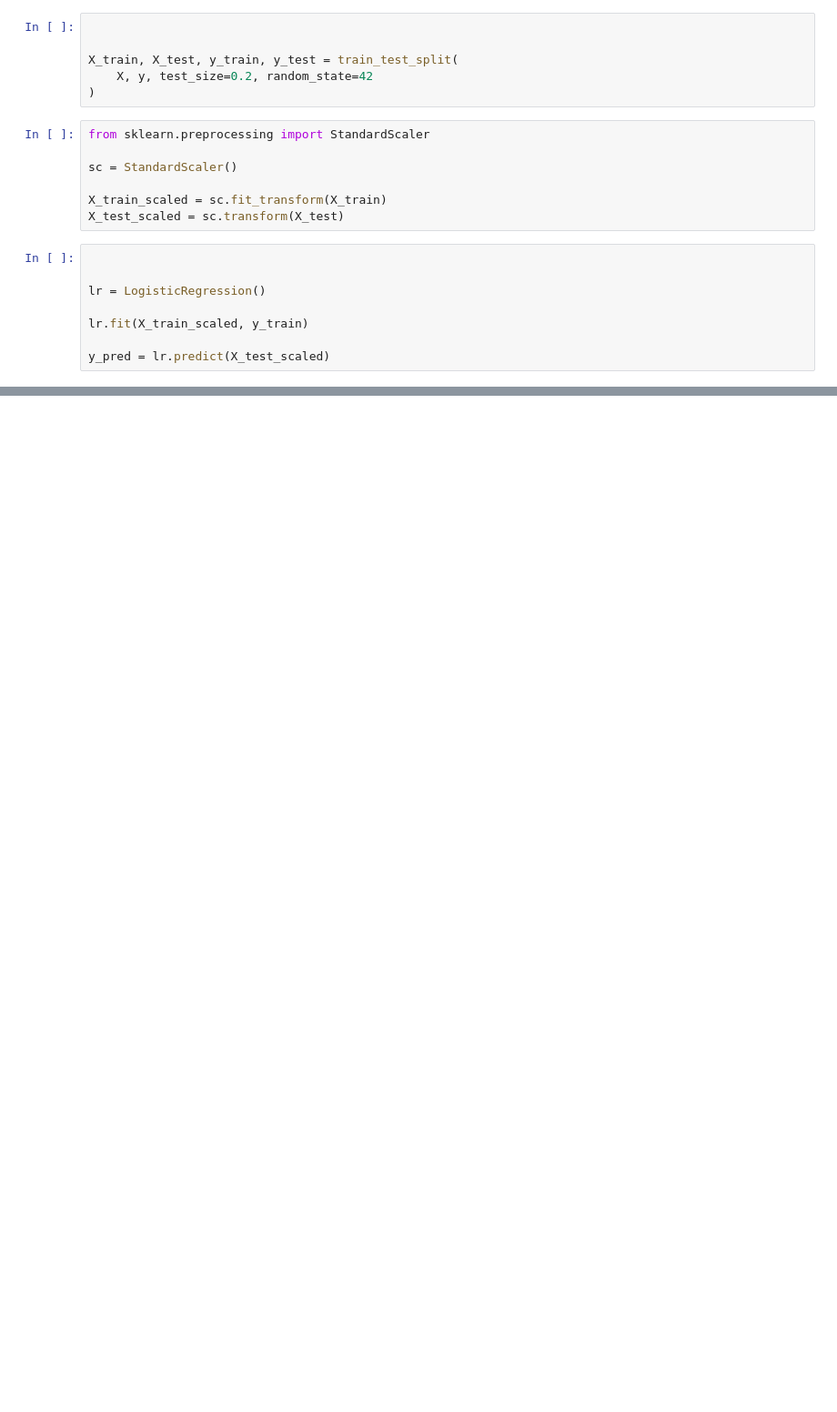
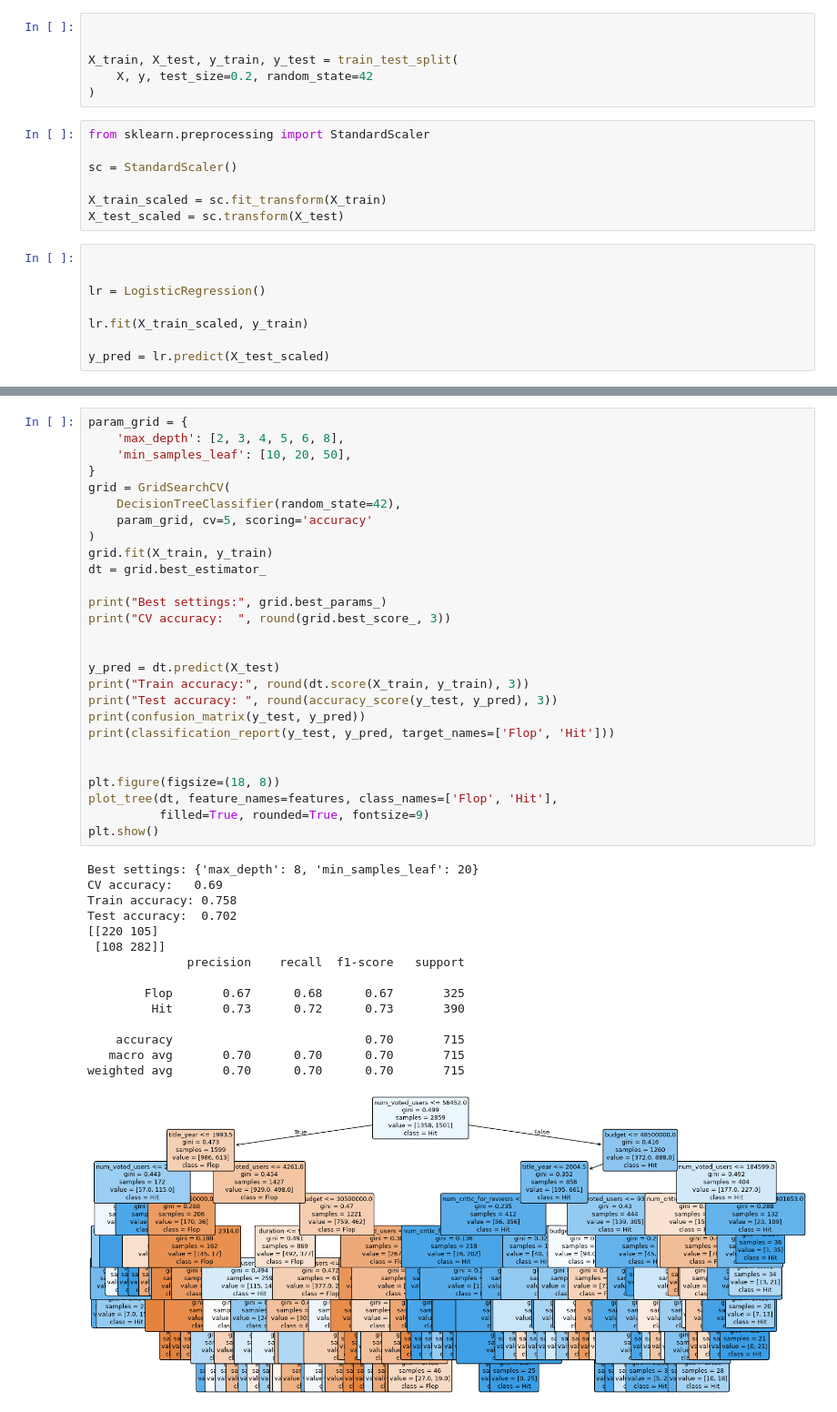
Before and after one commit to geetanjali-scoriant/Week1_Machine_Learning_Fundamentals, a Jupyter notebook: Week1.ipynb, the cells around one changed output, grey strips where cells are left out. Shown at 91% size. Saved outputs shown, nothing was run; the diff lists cells and outputs as text; blank space fills up the shorter version.

```diff
--- a/Week1.ipynb
+++ b/Week1.ipynb
@@ -587,0 +592,43 @@ weighted avg       0.72      0.72      0.72       609
+# %%
+param_grid = {
+    'max_depth': [2, 3, 4, 5, 6, 8],
+    'min_samples_leaf': [10, 20, 50],
+}
+grid = GridSearchCV(
+    DecisionTreeClassifier(random_state=42),
+    param_grid, cv=5, scoring='accuracy'
+)
+grid.fit(X_train, y_train)
+dt = grid.best_estimator_
+
+print("Best settings:", grid.best_params_)
+print("CV accuracy:  ", round(grid.best_score_, 3))
+
+
+y_pred = dt.predict(X_test)
+print("Train accuracy:", round(dt.score(X_train, y_train), 3))
+print("Test accuracy: ", round(accuracy_score(y_test, y_pred), 3))
+print(confusion_matrix(y_test, y_pred))
+print(classification_report(y_test, y_pred, target_names=['Flop', 'Hit']))
+
+
+plt.figure(figsize=(18, 8))
+plot_tree(dt, feature_names=features, class_names=['Flop', 'Hit'],
+          filled=True, rounded=True, fontsize=9)
+plt.show()
+# %% [output]
+Best settings: {'max_depth': 8, 'min_samples_leaf': 20}
+CV accuracy:   0.69
+Train accuracy: 0.758
+Test accuracy:  0.702
+[[220 105]
+ [108 282]]
+              precision    recall  f1-score   support
+
+        Flop       0.67      0.68      0.67       325
+         Hit       0.73      0.72      0.73       390
+
+    accuracy                           0.70       715
+   macro avg       0.70      0.70      0.70       715
+weighted avg       0.70      0.70      0.70       715
+[figure, added]
```
Also changed, not shown: parts of 20 cells of this notebook.
